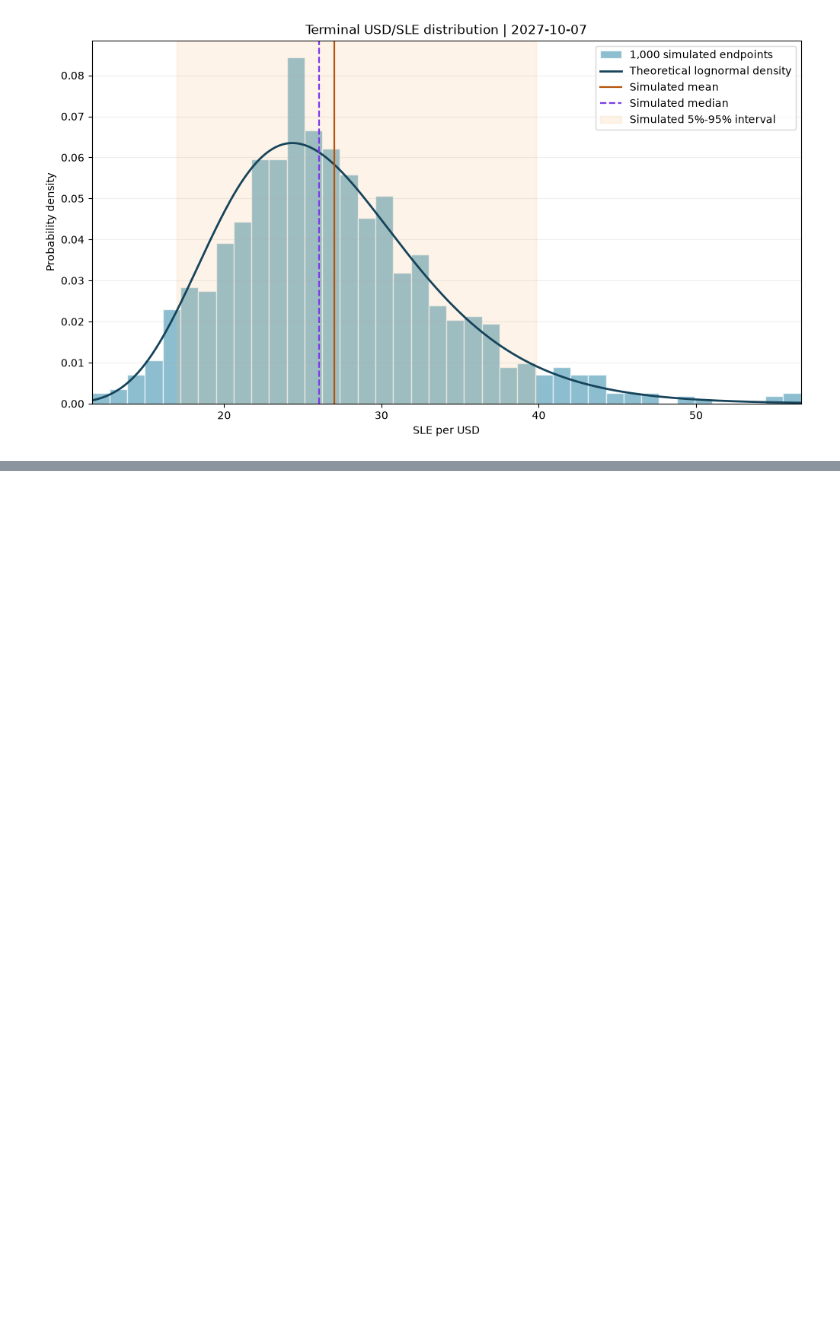
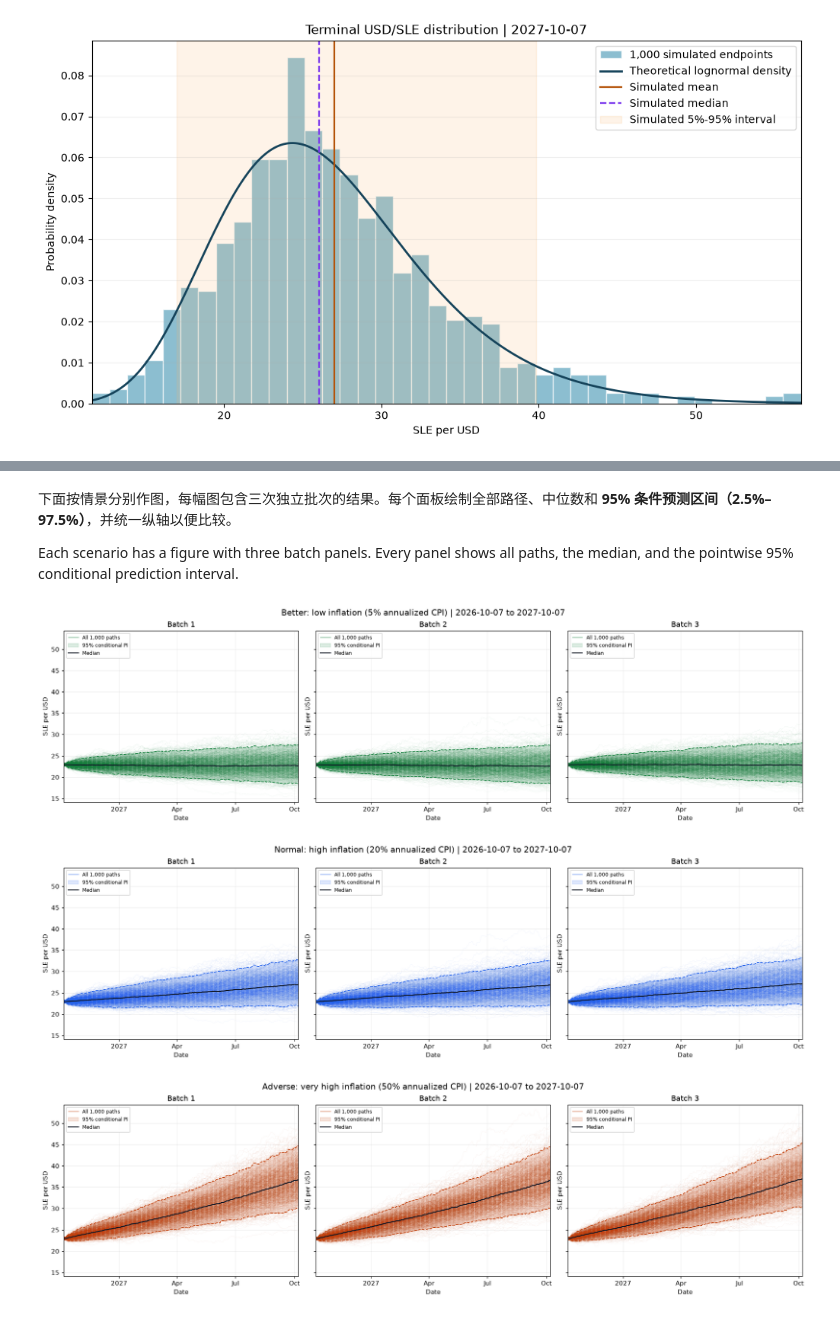
Before and after one commit to Kitazaki-Hinata/SLE_research, a Jupyter notebook: notebook/9_stochastic_fx_backtest.ipynb, the cells around one changed output, grey strips where cells are left out. Drawn from its saved outputs; the diff is of its cells as text; code cells hidden in the pictures; blank space fills up the shorter version.

```diff
--- a/notebook/9_stochastic_fx_backtest.ipynb
+++ b/notebook/9_stochastic_fx_backtest.ipynb
@@ -344,0 +754,67 @@ plt.show()
+# %% [markdown]
+下面按情景分别作图，每幅图包含三次独立批次的结果。每个面板绘制全部路径、中位数和 **95% 条件预测区间（2.5%–97.5%）**，并统一纵轴以便比较。
+
+Each scenario has a figure with three batch panels. Every panel shows all paths, the median, and the pointwise 95% conditional prediction interval.
+# %%
+scenario_colors = {"Better": "#15803D", "Normal": "#2563EB", "Adverse": "#C2410C"}
+scenario_titles = {
+    "Better": "Better: low inflation",
+    "Normal": "Normal: high inflation",
+    "Adverse": "Adverse: very high inflation",
+}
+scenario_global_min = min(result["paths"].to_numpy().min() for result in scenario_results.values())
+scenario_global_max = max(result["paths"].to_numpy().max() for result in scenario_results.values())
+scenario_y_margin = 0.03 * (scenario_global_max - scenario_global_min)
+
+for scenario_name in scenario_macro_inputs.index:
+    scenario_fig, scenario_axes = plt.subplots(
+        1, SCENARIO_RUNS, figsize=(17, 4.8),
+        sharex=True, sharey=True, squeeze=False, layout="constrained",
+    )
+    for scenario_run_number, scenario_ax in enumerate(scenario_axes[0], start=1):
+        scenario_key = (scenario_name, scenario_run_number)
+        scenario_plot_paths = scenario_results[scenario_key]["paths"]
+        scenario_band = scenario_run_intervals[scenario_key]
+        scenario_color = scenario_colors[scenario_name]
+        scenario_ax.plot(
+            scenario_path_dates, scenario_plot_paths.to_numpy(),
+            color=scenario_color, alpha=0.055, linewidth=0.5,
+        )
+        scenario_ax.plot(
+            [], [], color=scenario_color, linewidth=0.8,
+            label=f"All {N_SIMULATIONS:,} paths",
+        )
+        scenario_ax.fill_between(
+            scenario_path_dates, scenario_band["P025"], scenario_band["P975"],
+            color=scenario_color, alpha=0.15, label="95% conditional PI",
+        )
+        scenario_ax.plot(
+            scenario_path_dates, scenario_band[["P025", "P975"]],
+            color=scenario_color, linestyle="--", linewidth=1.2,
+        )
+        scenario_ax.plot(
+            scenario_path_dates, scenario_band["Median"],
+            color="#111827", linewidth=1.6, label="Median",
+        )
+        scenario_ax.set(
+            title=f"Batch {scenario_run_number}",
+            xlabel="Date", ylabel="SLE per USD",
+            xlim=(FORECAST_ORIGIN, FORECAST_END),
+            ylim=(scenario_global_min - scenario_y_margin, scenario_global_max + scenario_y_margin),
+        )
+        scenario_locator = mdates.AutoDateLocator(minticks=3, maxticks=5)
+        scenario_ax.xaxis.set_major_locator(scenario_locator)
+        scenario_ax.xaxis.set_major_formatter(mdates.ConciseDateFormatter(scenario_locator))
+        scenario_ax.grid(alpha=0.2)
+        scenario_ax.legend(fontsize=8, loc="upper left")
+    scenario_inflation = scenario_assumptions.loc[scenario_name, "inflation_annual_pct"]
+    scenario_fig.suptitle(
+        f"{scenario_titles[scenario_name]} ({scenario_inflation:.0f}% annualized CPI)"
+        f" | {FORECAST_ORIGIN:%Y-%m-%d} to {FORECAST_END:%Y-%m-%d}",
+        fontsize=13,
+    )
+    plt.show()
+# %% [output]
+[figure, added]
+[figure, added]
+[figure, added]
```
Also changed, not shown: parts of 11 cells of this notebook, 1 other file.
